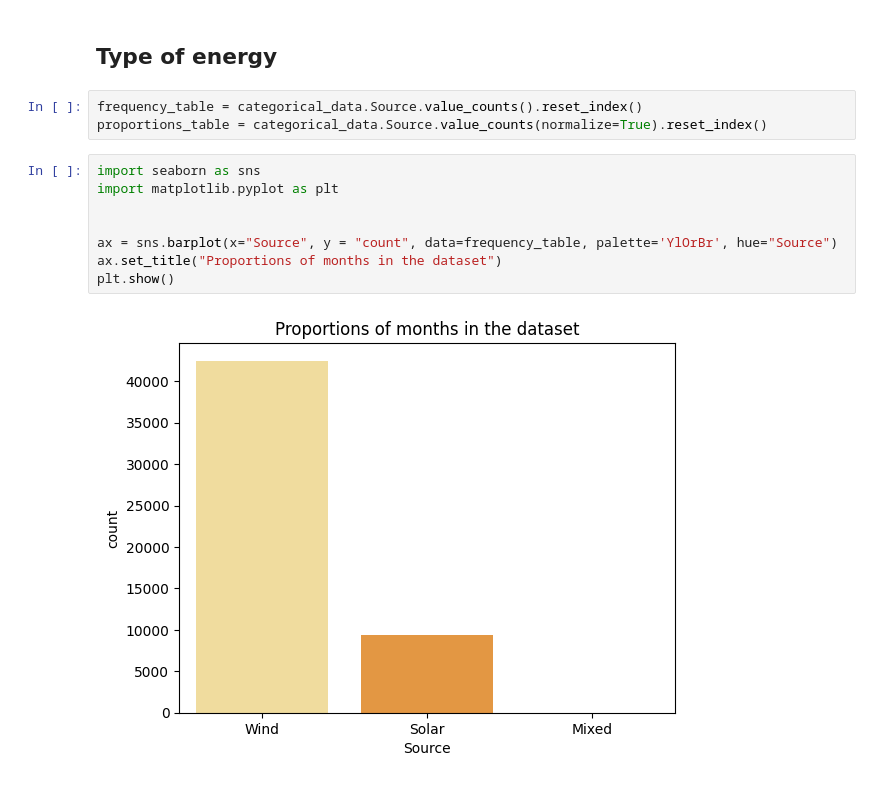
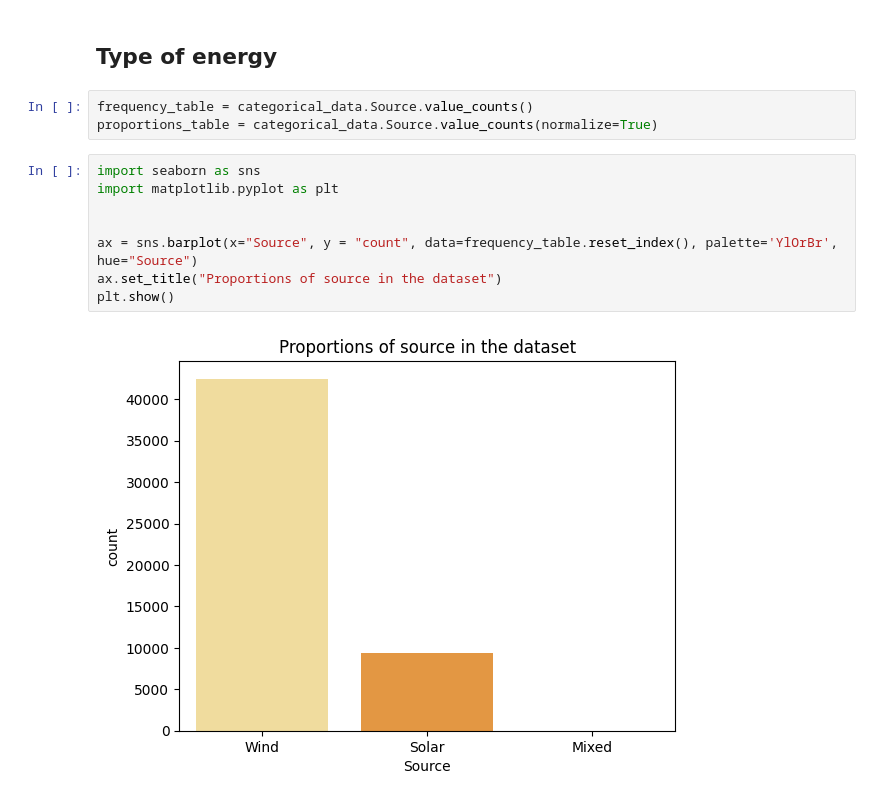
Before and after one commit to coffeedrunkpanda/project-2-eda-sql, a Jupyter notebook: eda-univariate.ipynb, the cells around one changed output. Saved outputs shown, nothing was run; the diff lists cells and outputs as text.

```diff
--- a/eda-univariate.ipynb
+++ b/eda-univariate.ipynb
@@ -401,18 +522,18 @@ plt.show()
 # %% [markdown]
 ## Type of energy
 # %%
-frequency_table = categorical_data.Source.value_counts().reset_index()
-proportions_table = categorical_data.Source.value_counts(normalize=True).reset_index()
+frequency_table = categorical_data.Source.value_counts()
+proportions_table = categorical_data.Source.value_counts(normalize=True)
 # %%
 import seaborn as sns
 import matplotlib.pyplot as plt
 
 
-ax = sns.barplot(x="Source", y = "count", data=frequency_table, palette='YlOrBr', hue="Source")
-ax.set_title("Proportions of months in the dataset")
+ax = sns.barplot(x="Source", y = "count", data=frequency_table.reset_index(), palette='YlOrBr', hue="Source")
+ax.set_title("Proportions of source in the dataset")
 plt.show()
 # %% [output]
-[figure, old version]
+[figure, new version]
 # %%
 import seaborn as sns
 import matplotlib.pyplot as plt
```
Also changed, not shown: parts of 13 cells of this notebook.
